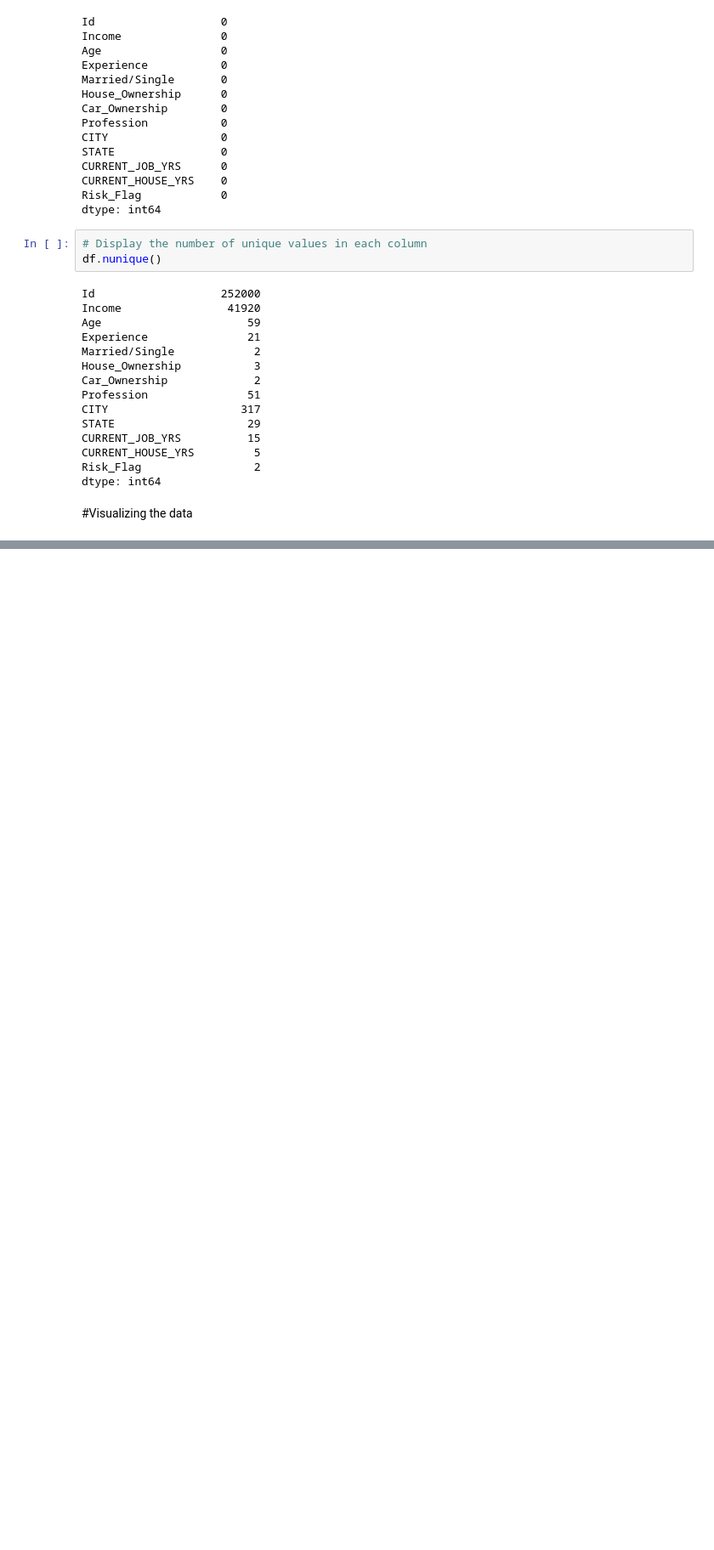
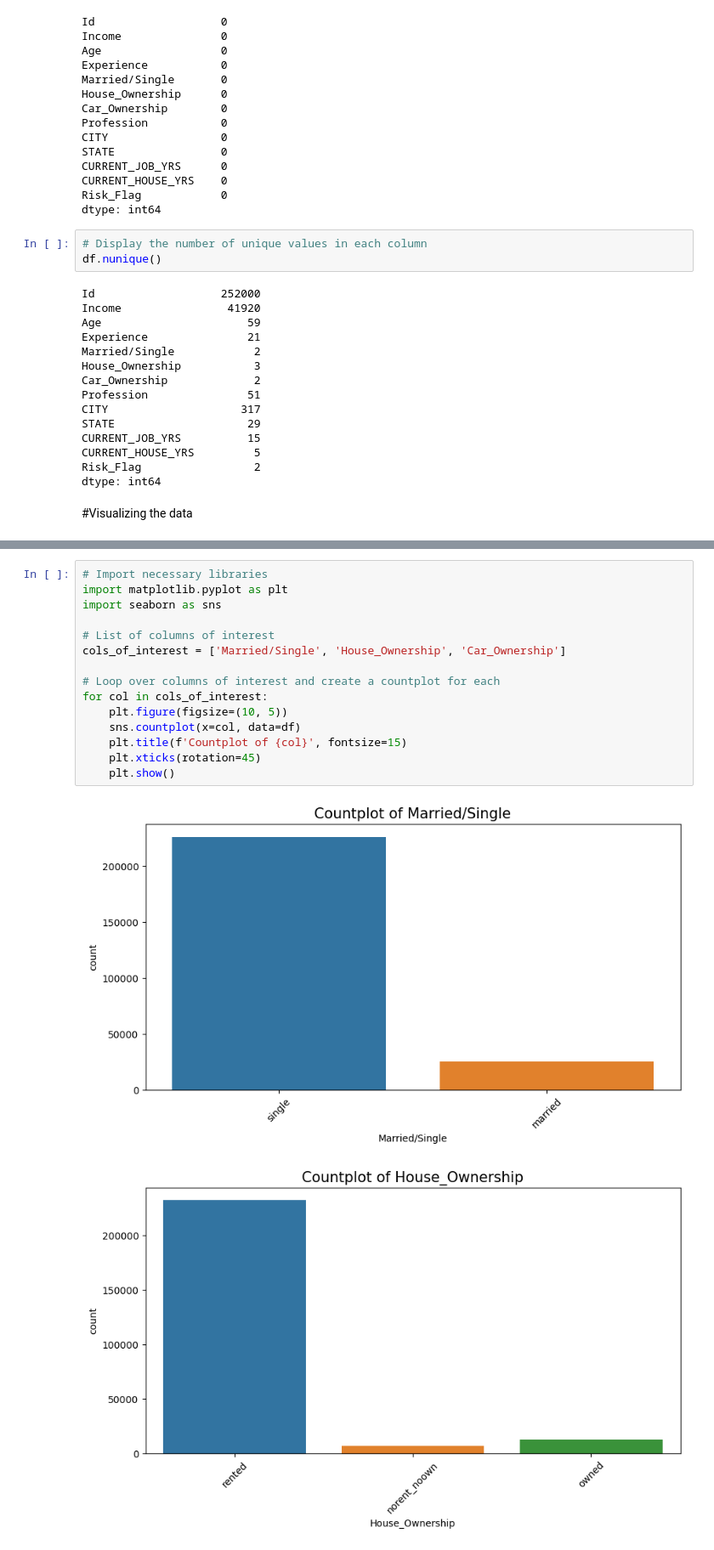
Before and after one commit to mrxvision97/Loan-Approval-Analysis, a Jupyter notebook: loan_approval_analysis/notebooks/exploratory_analysis/eda.ipynb, the cells around one changed output, grey strips where cells are left out. Shown: that part at 85% size. Drawn from its saved outputs; the diff is of its cells as text; blank space fills up the shorter version.

```diff
--- a/loan_approval_analysis/notebooks/exploratory_analysis/eda.ipynb
+++ b/loan_approval_analysis/notebooks/exploratory_analysis/eda.ipynb
@@ -107,0 +153,18 @@ dtype: int64
+# %%
+# Import necessary libraries
+import matplotlib.pyplot as plt
+import seaborn as sns
+
+# List of columns of interest
+cols_of_interest = ['Married/Single', 'House_Ownership', 'Car_Ownership']
+
+# Loop over columns of interest and create a countplot for each
+for col in cols_of_interest:
+    plt.figure(figsize=(10, 5))
+    sns.countplot(x=col, data=df)
+    plt.title(f'Countplot of {col}', fontsize=15)
+    plt.xticks(rotation=45)
+    plt.show()
+# %% [output]
+[figure, added]
+[figure, added]
```
Also changed, not shown: parts of 4 cells of this notebook.
